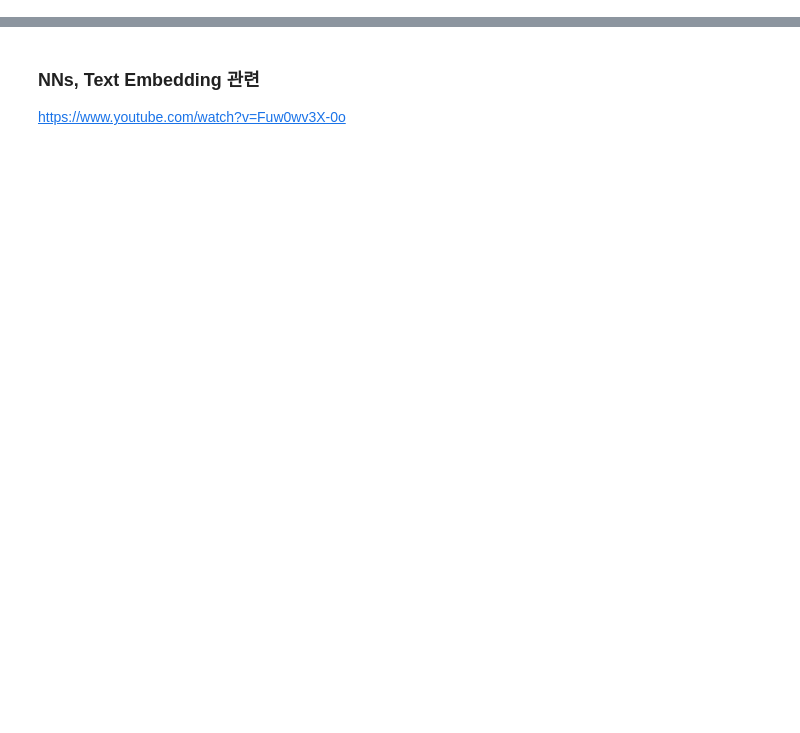
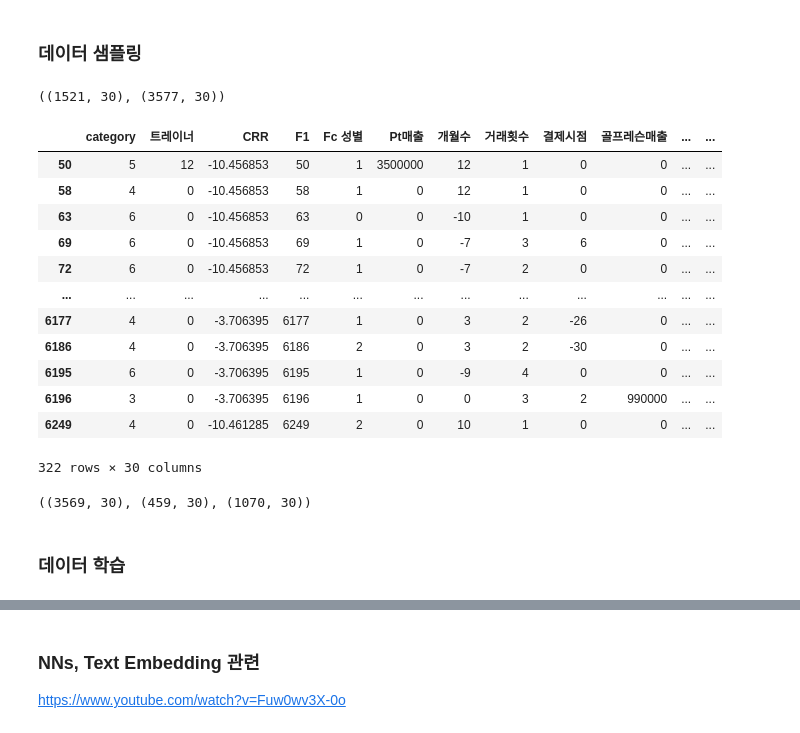
Before and after one commit to sorte1205/study, a Jupyter notebook: 포트폴리오/고객이탈예측/데이터모델링/이탈예측_DL.ipynb, the cells around one changed output, grey strips where cells are left out. Cells and saved outputs as stored; diff of their text form; code cells hidden in the pictures; blank space fills up the shorter version.

```diff
--- a/포트폴리오/고객이탈예측/데이터모델링/이탈예측_DL.ipynb
+++ b/포트폴리오/고객이탈예측/데이터모델링/이탈예측_DL.ipynb
@@ -209,0 +318,6 @@ my_classification(x_train, y_train, x_test, y_test)
+# %%
+data = read_excel('변수정리데이터_타겟인코딩.xlsx')
+data.drop(columns=['Unnamed: 0'], inplace=True)
+data.info()
+# data.loc[:,tmp_column] = data.loc[:,tmp_column].astype('category')
+# data.info()
@@ -209,0 +342,42 @@ my_classification(x_train, y_train, x_test, y_test)
+# %%
+# 이탈여부 2 는 이탈여부를 알 수 없는 최근 회원의 경우이므로 테스트용으로 사용할 예정
+test_data = data[data['이탈여부']==2]
+train_data = data[data['이탈여부']!=2]
+# %% [markdown]
+### 데이터 샘플링
+# %%
+pos_df = train_data[train_data['이탈여부']==1]
+neg_df = train_data[train_data['이탈여부']==0]
+neg_df.shape, pos_df.shape
+# %% [output]
+((1521, 30), (3577, 30))
+# %%
+train_df1, test_df1 = split_data(pos_df, 0.7)
+test_df1, valid_df1 = split_data(test_df1, 0.7)
+train_df0, test_df0 = split_data(neg_df, 0.7)
+test_df0, valid_df0 = split_data(test_df0, 0.7)
+valid_df1
+# %% [output]
+|  | category | 트레이너 | CRR | F1 | Fc 성별 | Pt매출 | 개월수 | 거래횟수 | 결제시점 | 골프레슨매출 | ... | ... |
+| 50 | 5 | 12 | -10.456853 | 50 | 1 | 3500000 | 12 | 1 | 0 | 0 | ... | ... |
+| 58 | 4 | 0 | -10.456853 | 58 | 1 | 0 | 12 | 1 | 0 | 0 | ... | ... |
+| 63 | 6 | 0 | -10.456853 | 63 | 0 | 0 | -10 | 1 | 0 | 0 | ... | ... |
+| 69 | 6 | 0 | -10.456853 | 69 | 1 | 0 | -7 | 3 | 6 | 0 | ... | ... |
+| 72 | 6 | 0 | -10.456853 | 72 | 1 | 0 | -7 | 2 | 0 | 0 | ... | ... |
+| ... | ... | ... | ... | ... | ... | ... | ... | ... | ... | ... | ... | ... |
+| 6177 | 4 | 0 | -3.706395 | 6177 | 1 | 0 | 3 | 2 | -26 | 0 | ... | ... |
+| 6186 | 4 | 0 | -3.706395 | 6186 | 2 | 0 | 3 | 2 | -30 | 0 | ... | ... |
+| 6195 | 6 | 0 | -3.706395 | 6195 | 1 | 0 | -9 | 4 | 0 | 0 | ... | ... |
+| 6196 | 3 | 0 | -3.706395 | 6196 | 1 | 0 | 0 | 3 | 2 | 990000 | ... | ... |
+| 6249 | 4 | 0 | -10.461285 | 6249 | 2 | 0 | 10 | 1 | 0 | 0 | ... | ... |
+322 rows × 30 columns
+# %%
+train_df = concat([train_df1, train_df0])
+valid_df = concat([valid_df1, valid_df0])
+test_df = concat([test_df1, test_df0])
+
+train_df.shape, valid_df.shape, test_df.shape
+# %% [output]
+((3569, 30), (459, 30), (1070, 30))
+# %% [markdown]
+### 데이터 학습
```
Also changed, not shown: parts of 59 cells of this notebook, 9 other files.
